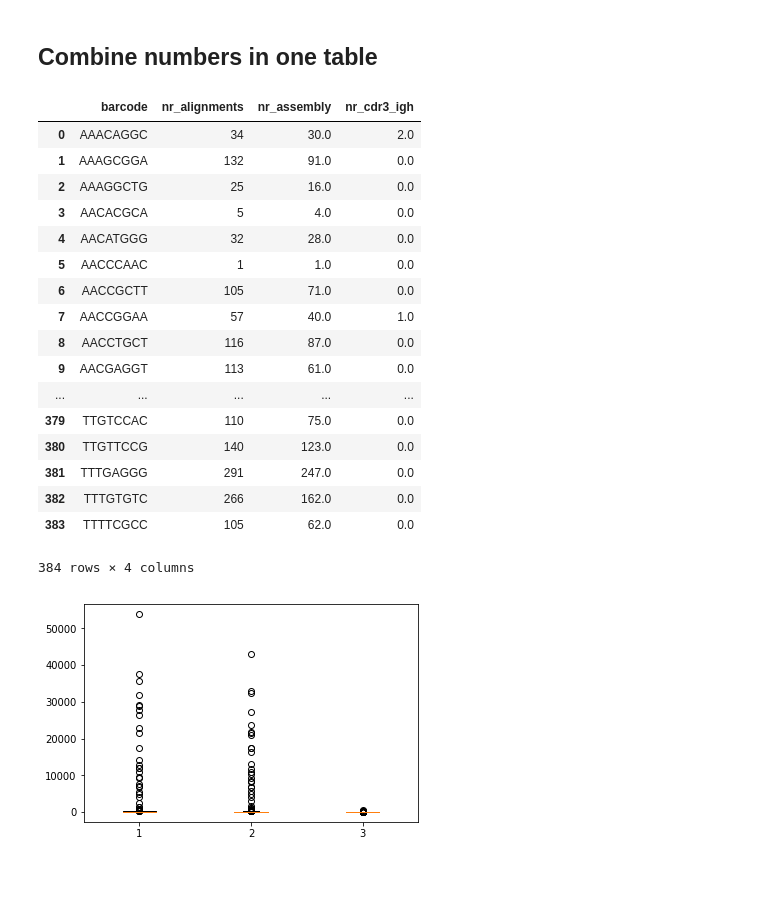
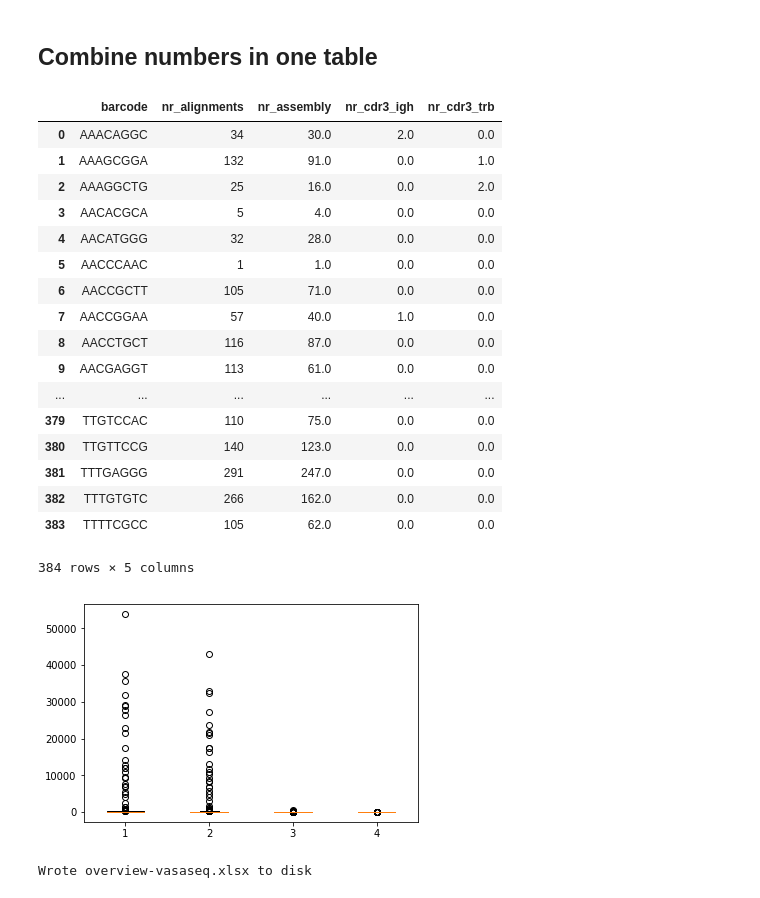
Before and after one commit to EDS-Bioinformatics-Laboratory/reseda, a Jupyter notebook: ReportVASAseq.ipynb, the cells around one changed output. Cells and saved outputs as stored; diff of their text form; code cells hidden in the pictures.

Commit message:
report for vasaseq

```diff
--- a/ReportVASAseq.ipynb
+++ b/ReportVASAseq.ipynb
@@ -84,3 +85,20 @@ df_cdr3_igh.head()
 | 2 | AAGCGAGT | 461 |
 | 3 | AAGGAGCA | 1 |
 | 4 | AATCATGC | 2 |
+# %%
+# Read nr of TRB CDR3s
+nrs = list()
+filenames = list()
+barcodes = list()
+fh = open("count-cdr3-TRB.txt")
+for line in fh:
+    line = line.rstrip()
+    filename, nr = line.split(":")
+    barcode, rest = filename.split("_S1")
+    nr = nr.split("\t")
+    nrs.append(int(nr[1]))
+    filenames.append(filename)
+    barcodes.append(barcode)
+fh.close()
+df_cdr3_trb = pd.DataFrame({'barcode': barcodes, 'nr_cdr3_trb': nrs})
+df_cdr3_trb.head()
@@ -89,29 +114,35 @@ df_cdr3_igh.head()
 # %%
 df = pd.merge(df_align, df_assembly, how='left', on='barcode')
 df = pd.merge(df, df_cdr3_igh, how='left', on='barcode')
+df = pd.merge(df, df_cdr3_trb, how='left', on='barcode')
 df = df.fillna(0)
 df
 # %% [output]
-|  | barcode | nr_alignments | nr_assembly | nr_cdr3_igh |
-| 0 | AAACAGGC | 34 | 30.0 | 2.0 |
-| 1 | AAAGCGGA | 132 | 91.0 | 0.0 |
-| 2 | AAAGGCTG | 25 | 16.0 | 0.0 |
-| 3 | AACACGCA | 5 | 4.0 | 0.0 |
-| 4 | AACATGGG | 32 | 28.0 | 0.0 |
-| 5 | AACCCAAC | 1 | 1.0 | 0.0 |
-| 6 | AACCGCTT | 105 | 71.0 | 0.0 |
-| 7 | AACCGGAA | 57 | 40.0 | 1.0 |
-| 8 | AACCTGCT | 116 | 87.0 | 0.0 |
-| 9 | AACGAGGT | 113 | 61.0 | 0.0 |
-| ... | ... | ... | ... | ... |
-| 379 | TTGTCCAC | 110 | 75.0 | 0.0 |
-| 380 | TTGTTCCG | 140 | 123.0 | 0.0 |
-| 381 | TTTGAGGG | 291 | 247.0 | 0.0 |
-| 382 | TTTGTGTC | 266 | 162.0 | 0.0 |
-| 383 | TTTTCGCC | 105 | 62.0 | 0.0 |
+|  | barcode | nr_alignments | nr_assembly | nr_cdr3_igh | nr_cdr3_trb |
+| 0 | AAACAGGC | 34 | 30.0 | 2.0 | 0.0 |
+| 1 | AAAGCGGA | 132 | 91.0 | 0.0 | 1.0 |
+| 2 | AAAGGCTG | 25 | 16.0 | 0.0 | 2.0 |
+| 3 | AACACGCA | 5 | 4.0 | 0.0 | 0.0 |
+| 4 | AACATGGG | 32 | 28.0 | 0.0 | 0.0 |
+| 5 | AACCCAAC | 1 | 1.0 | 0.0 | 0.0 |
+| 6 | AACCGCTT | 105 | 71.0 | 0.0 | 0.0 |
+| 7 | AACCGGAA | 57 | 40.0 | 1.0 | 0.0 |
+| 8 | AACCTGCT | 116 | 87.0 | 0.0 | 0.0 |
+| 9 | AACGAGGT | 113 | 61.0 | 0.0 | 0.0 |
+| ... | ... | ... | ... | ... | ... |
+| 379 | TTGTCCAC | 110 | 75.0 | 0.0 | 0.0 |
+| 380 | TTGTTCCG | 140 | 123.0 | 0.0 | 0.0 |
+| 381 | TTTGAGGG | 291 | 247.0 | 0.0 | 0.0 |
+| 382 | TTTGTGTC | 266 | 162.0 | 0.0 | 0.0 |
+| 383 | TTTTCGCC | 105 | 62.0 | 0.0 | 0.0 |
-384 rows × 4 columns
+384 rows × 5 columns
 # %%
-plt.boxplot([df['nr_alignments'], df['nr_assembly'], df['nr_cdr3_igh']])
+plt.boxplot([df['nr_alignments'], df['nr_assembly'], df['nr_cdr3_igh'], df['nr_cdr3_trb']])
 plt.show()
 # %% [output]
-[figure, old version]
+[figure, new version]
+# %%
+df.to_excel("overview-vasaseq.xlsx")
+print("Wrote overview-vasaseq.xlsx to disk")
+# %% [output]
+Wrote overview-vasaseq.xlsx to disk
```
Also changed, not shown: parts of 2 cells of this notebook.
